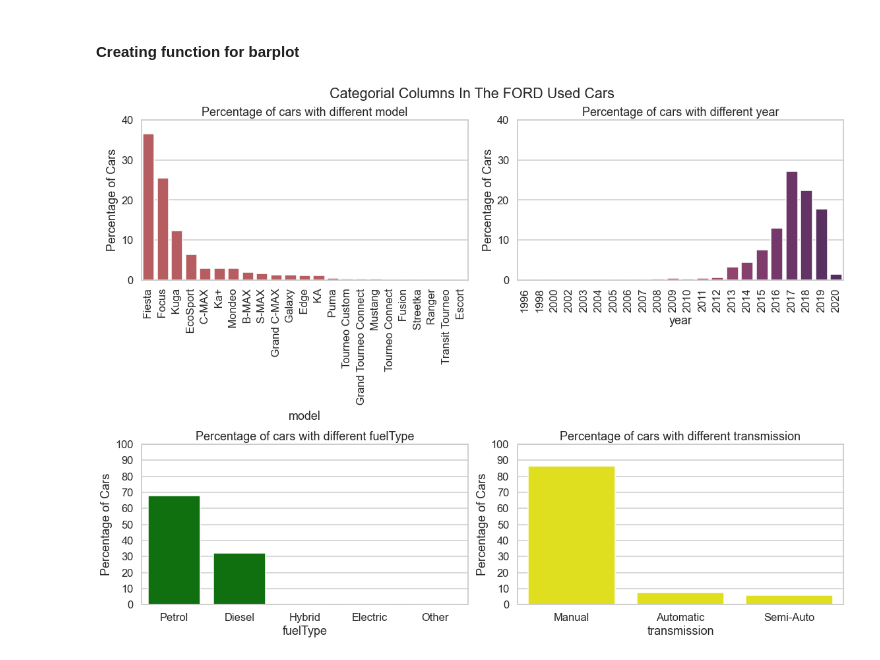
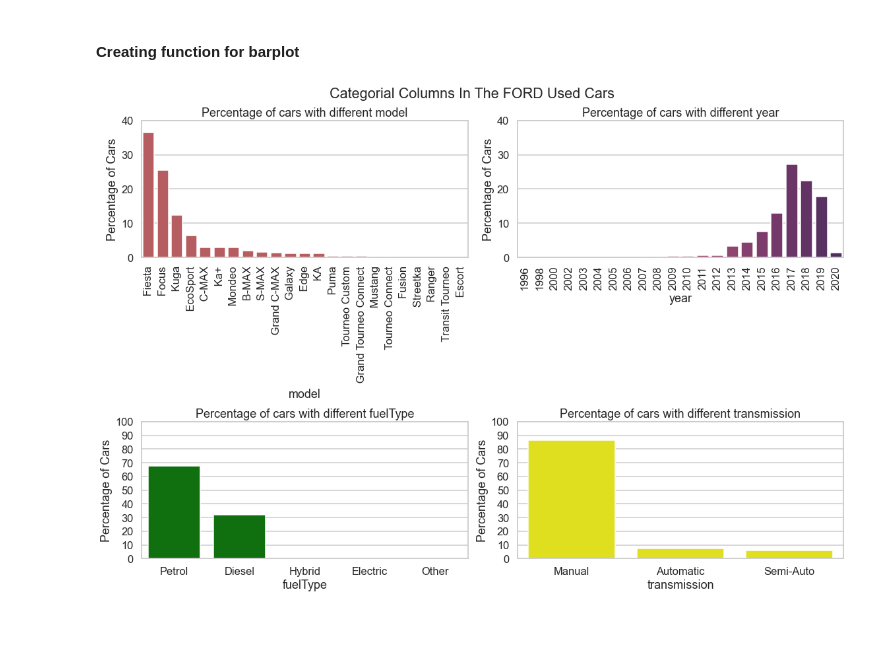
Before and after one commit to AnkonDewan/FORD_used_car_analysis, a Jupyter notebook: Data_Visualization_FORD.ipynb, the cells around one changed output. Saved outputs shown, nothing was run; the diff lists cells and outputs as text; code cells hidden in the pictures; blank space fills up the shorter version.

```diff
--- a/Data_Visualization_FORD.ipynb
+++ b/Data_Visualization_FORD.ipynb
@@ -161,8 +72,0 @@ display(fuelType_count)
-# %%
-sns.set_theme(style="whitegrid")
-sns.barplot(x="fuelType", y="% of Cars", data=fuelType_count, color='r')
-plt.title("Percentage of cars with different fuelType")
-plt.yticks(np.arange(0,100,20))
-plt.xlabel("Fuel Type")
-plt.ylabel("Percentage of Cars")
-plt.show()
@@ -199,8 +72,0 @@ display(transmission_count)
-# %%
-sns.set_theme(style="whitegrid")
-sns.barplot(x="transmission Type", y="% of Cars", data=transmission_count, color='b')
-plt.title("Percentage of cars with different transmission")
-plt.yticks(np.arange(0,101,20))
-plt.xlabel("Transmission")
-plt.ylabel("Percentage of Cars")
-plt.show()
@@ -250,11 +72,0 @@ display(model_count)
-# %%
-plt.figure(figsize=(16,7))
-sns.set_theme(style="whitegrid")
-sns.barplot(x="model", y="% of Cars", data=model_count, color='m')
-plt.title("Percentage of cars with different model")
-plt.yticks(np.arange(0,41,10))
-plt.xticks(rotation=90)
-plt.xlabel("model")
-plt.ylabel("Percentage of Cars")
-
-plt.show()
@@ -326,25 +102,25 @@ def barplot(data, x_column, y_column, color, yticks, rotation, palette):
     plt.ylabel("Percentage of Cars")
 # %%
 sns.set_context("talk")
-plt.figure(figsize=(16,12))
+plt.figure(figsize=(16,11))
 
 plt.subplot(2,2,1)
 barplot(model_count, 'model', '% of Cars', 'r', np.arange(0,41,10), 90, None )
 
 
 plt.subplot(2,2,4)
 barplot(transmission_count, 'transmission', '% of Cars', 'yellow', np.arange(0,101,10), 0, None )
 
 
 plt.subplot(2,2,3)
 barplot(fuelType_count, 'fuelType', '% of Cars', 'green', np.arange(0,101,10), 0, None)
 
 plt.subplot(2,2,2)
 barplot(year_count, 'year', '% of Cars', 'blue', np.arange(0,41,10), 90, "flare")
 
 plt.suptitle("Categorial Columns In The FORD Used Cars")
 sns.set_theme(style="whitegrid")
 plt.tight_layout()
 plt.show()
 # %% [output]
-[figure, old version]
+[figure, new version]
```
Also changed, not shown: parts of 29 cells of this notebook.
